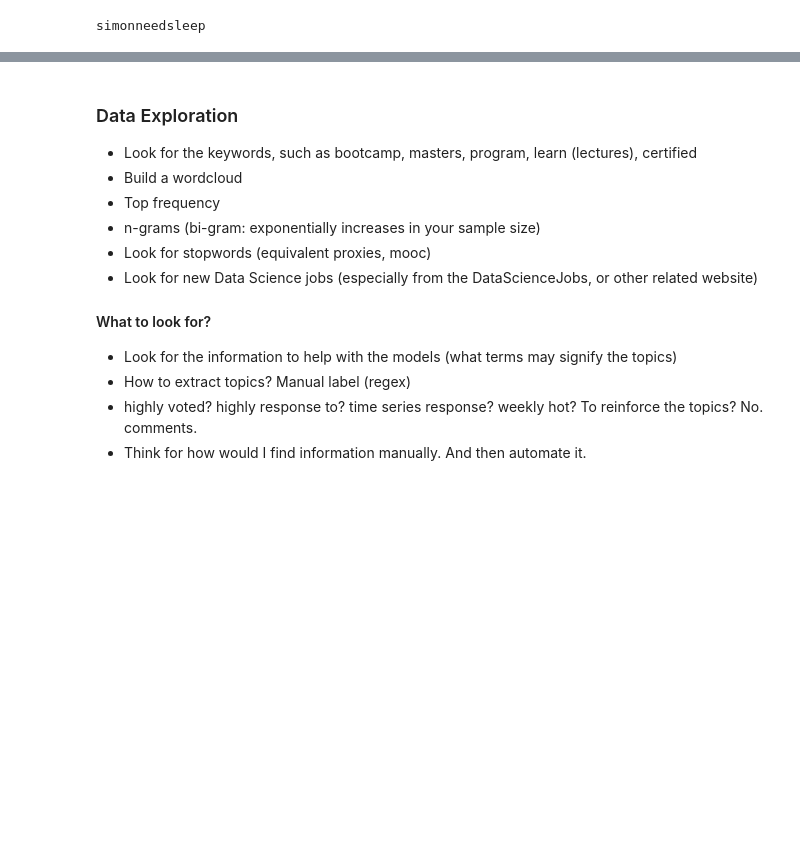
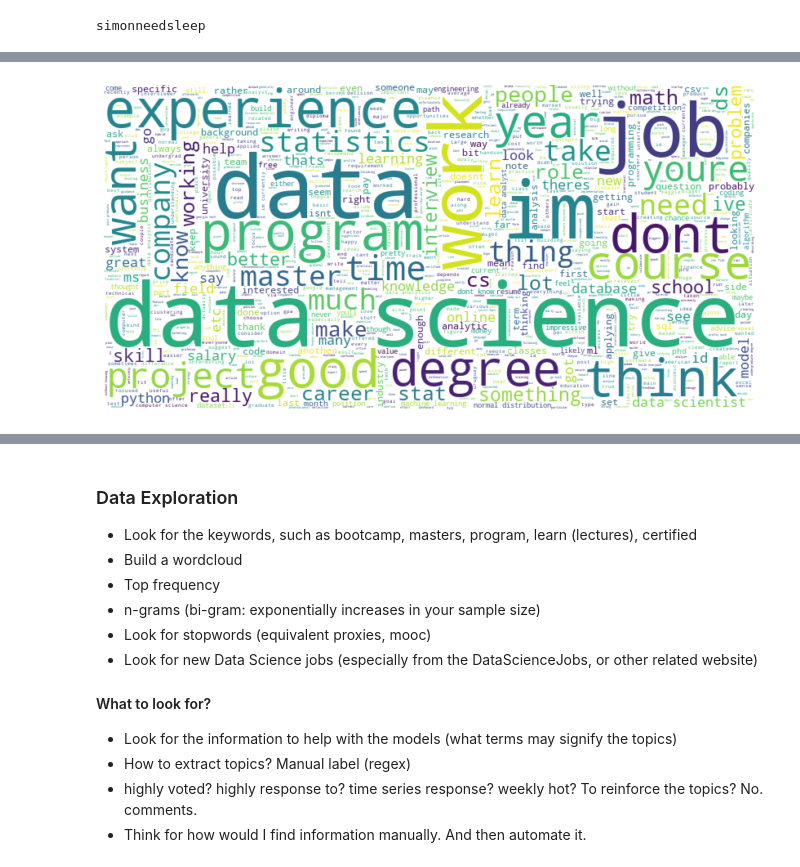
Before and after one commit to lazysimon/reddit_nlp, a Jupyter notebook: reddit_project.ipynb, the cells around one changed output, grey strips where cells are left out. Drawn from its saved outputs; the diff is of its cells as text; code cells hidden in the pictures; blank space fills up the shorter version.

```diff
--- a/reddit_project.ipynb
+++ b/reddit_project.ipynb
@@ -298,0 +93,7 @@ for k,v in sorted(finder.ngram_fd.items(), key=lambda item: item[1], reverse=Tru
+# %%
+# Flatten the dictionary to a dataframe
+ds_comments_raw = pd.DataFrame(list(dict_comments.items()), columns=['ID', 'Comments'])
+
+# Transform each element of a list-like to a row, replicating index values
+ds_comments = ds_comments_raw.explode('Comments')
+ds_comments_raw.head()
@@ -298,0 +118,12 @@ for k,v in sorted(finder.ngram_fd.items(), key=lambda item: item[1], reverse=Tru
+# %%
+### Remove stopwords
+import nltk
+from nltk.corpus import stopwords
+stop_words = stopwords.words('english')
+
+ds_comments_raw['Comments'] = ds_comments_raw['Comments'].map(lambda text: " ".join(word for word in text.split() if word not in stop_words))
+
+# this is the
+more_stop_words = ['uses','use','using','used','one','also','days', 'im', 'dont', 'say', 'can', 'not', 'id', 'like', 'youre', 'ive']
+
+ds_comments_raw['Comments'] = ds_comments_raw['Comments'].map(lambda text: " ".join(word for word in text.split() if word not in more_stop_words))
@@ -298,0 +150,8 @@ for k,v in sorted(finder.ngram_fd.items(), key=lambda item: item[1], reverse=Tru
+# %%
+### tokenization
+import nltk
+from nltk.tokenize import word_tokenize
+#nltk.download('punkt')
+
+# tokenize the words
+ds_comments_raw['Tokens'] = ds_comments_raw['Comments'].map(lambda x: word_tokenize(x))
@@ -298,0 +178,17 @@ for k,v in sorted(finder.ngram_fd.items(), key=lambda item: item[1], reverse=Tru
+# %%
+from wordcloud import WordCloud
+wc = WordCloud(background_color="white", max_words=2000, width=800, height = 400)
+# generate word cloud
+wc.generate(' '.join(ds_comments_raw['Comments']))
+#wc.generate(' '.join(ds_comments_raw['Tokens']))
+
+import matplotlib.pyplot as plt
+%matplotlib inline
+
+# show
+plt.figure(figsize=(12, 6))
+plt.imshow(wc, interpolation='bilinear')
+plt.axis("off")
+plt.show()
+# %% [output]
+[figure, added]
```
Also changed, not shown: parts of 37 cells of this notebook.
